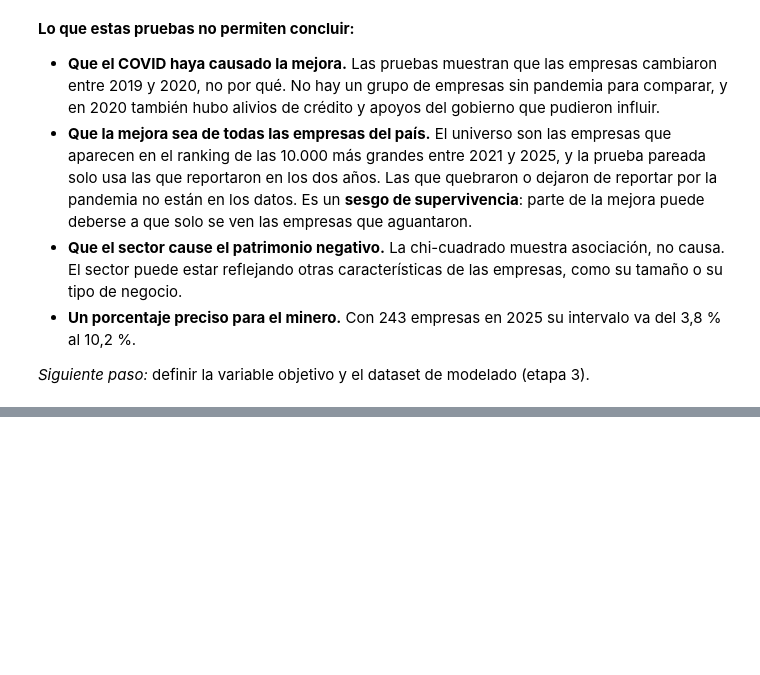
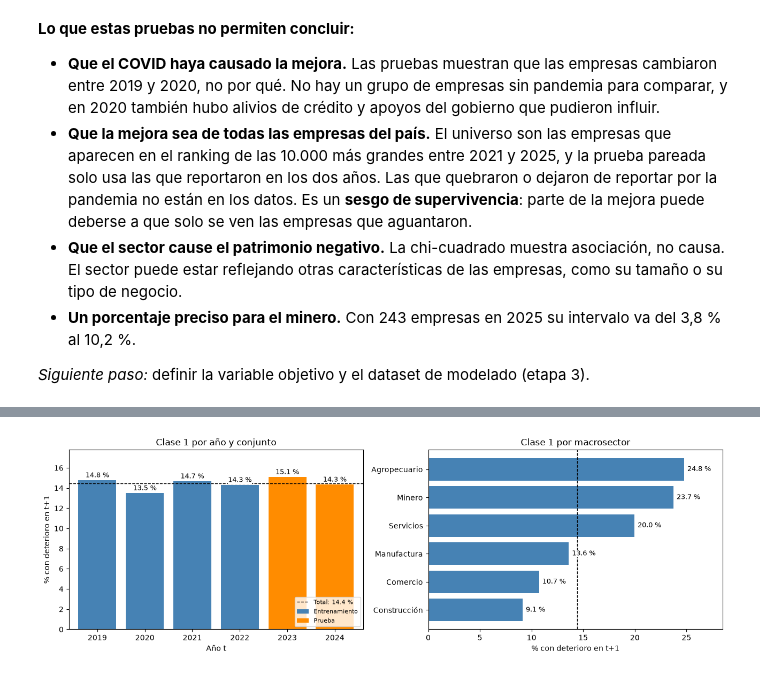
Before and after one commit to JulianHZ711/Final-AnalisisDatos, a Jupyter notebook: notebooks/proyecto_integrador.ipynb, the cells around one changed output, grey strips where cells are left out. Drawn from its saved outputs; the diff is of its cells as text; code cells hidden in the pictures; blank space fills up the shorter version.

Commit message:
Variable objetivo y dataset de modelado

```diff
--- a/notebooks/proyecto_integrador.ipynb
+++ b/notebooks/proyecto_integrador.ipynb
@@ -2881,0 +3139,20 @@ plt.show()
+# %%
+ANIO_CORTE = 2022  # último año t del entrenamiento
+modelado["conjunto"] = np.where(modelado["anio"] <= ANIO_CORTE, "entrenamiento", "prueba")
+
+division = modelado.groupby("conjunto").agg(
+    balances=("nit", "size"),
+    empresas=("nit", "nunique"),
+    anio_inicial=("anio", "min"),
+    anio_final=("anio", "max"),
+    pct_deterioro_t1=(OBJETIVO, "mean"),
+)
+division["pct_deterioro_t1"] *= 100
+division["% de los balances"] = division["balances"] / len(modelado) * 100
+with pd.option_context("display.float_format", "{:,.2f}".format):
+    print(division)
+
+nits_entrenamiento = set(modelado.loc[modelado["conjunto"] == "entrenamiento", "nit"])
+nits_prueba = set(modelado.loc[modelado["conjunto"] == "prueba", "nit"])
+print(f"\nEmpresas de prueba que también están en entrenamiento (con otros años): "
+      f"{len(nits_prueba & nits_entrenamiento) / len(nits_prueba) * 100:.1f} %")
@@ -2881,0 +3171,34 @@ plt.show()
+# %%
+fig, (izq, der) = plt.subplots(1, 2, figsize=(13, 4.3))
+
+por_anio = modelado.groupby("anio")[OBJETIVO].mean() * 100
+colores = ["steelblue" if a <= ANIO_CORTE else "darkorange" for a in por_anio.index]
+barras = izq.bar(por_anio.index, por_anio.values, color=colores)
+izq.bar_label(barras, labels=[f"{v:.1f} %" for v in por_anio.values], fontsize=9, padding=2,
+              bbox={"facecolor": "white", "edgecolor": "none", "pad": 0.3})
+izq.axhline(modelado[OBJETIVO].mean() * 100, color="black", linestyle="--", linewidth=1,
+            label=f"Total: {modelado[OBJETIVO].mean() * 100:.1f} %")
+izq.bar(0, 0, color="steelblue", label="Entrenamiento")
+izq.bar(0, 0, color="darkorange", label="Prueba")
+izq.set_xlim(2018.4, 2024.6)
+izq.set_ylim(0, por_anio.max() * 1.18)
+izq.set_xticks(por_anio.index)
+izq.set_xlabel("Año t")
+izq.set_ylabel("% con deterioro en t+1")
+izq.set_title("Clase 1 por año y conjunto")
+izq.legend(fontsize=8, loc="lower right")
+
+por_sector = (modelado.groupby("macrosector")[OBJETIVO].mean() * 100).sort_values()
+der.barh(por_sector.index.str.capitalize(), por_sector.values, color="steelblue")
+der.axvline(modelado[OBJETIVO].mean() * 100, color="black", linestyle="--", linewidth=1)
+for y, v in enumerate(por_sector.values):
+    der.text(v + 0.3, y, f"{v:.1f} %", va="center", fontsize=9,
+             bbox={"facecolor": "white", "edgecolor": "none", "pad": 0.3})
+der.set_xlim(0, por_sector.max() * 1.15)
+der.set_xlabel("% con deterioro en t+1")
+der.set_title("Clase 1 por macrosector")
+
+plt.tight_layout()
+plt.show()
+# %% [output]
+[figure, added]
```
Also changed, not shown: parts of 19 cells of this notebook, 1 other file.
